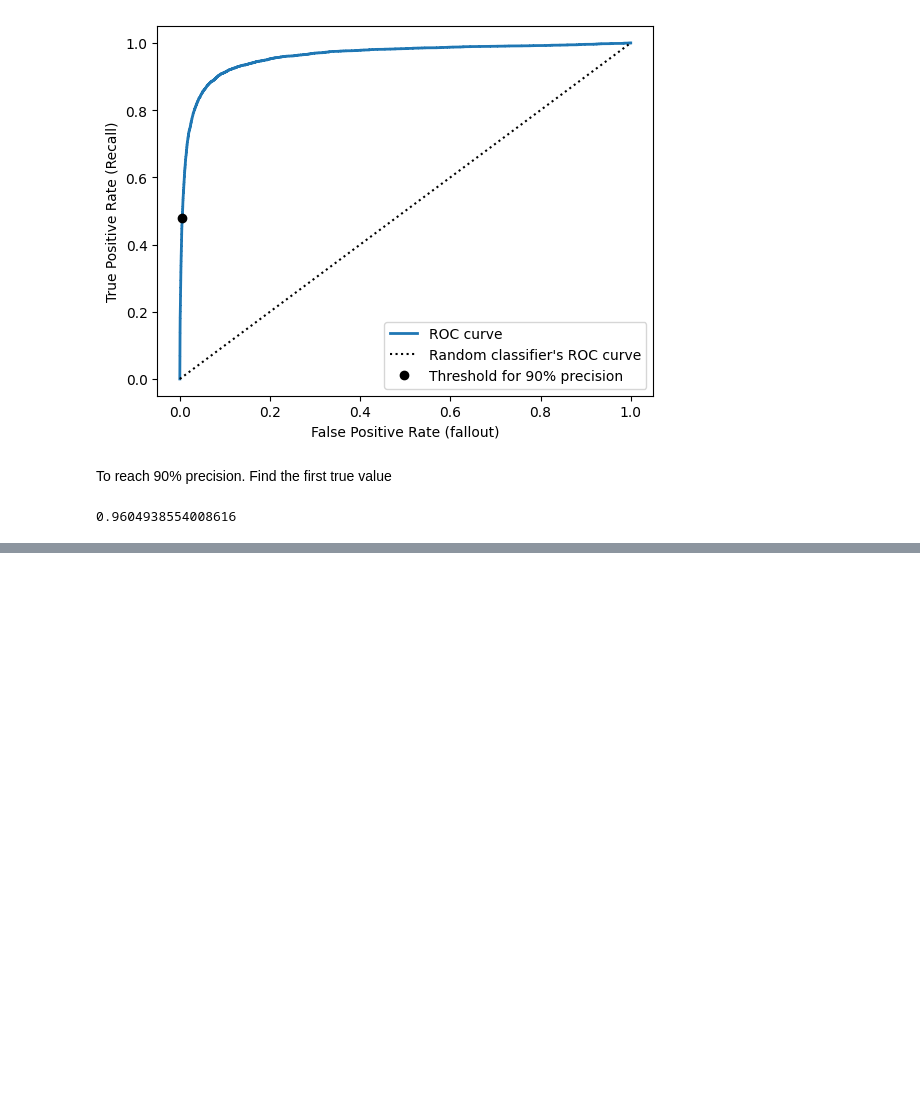
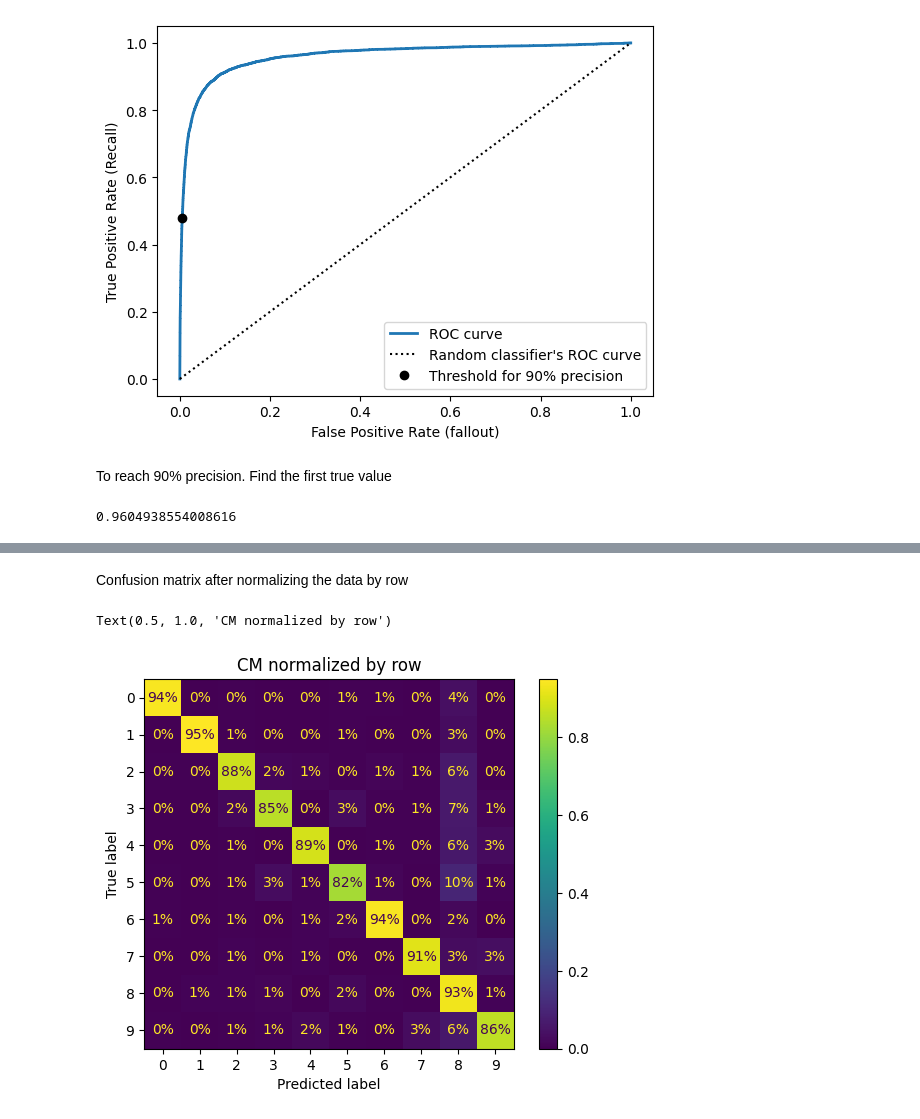
Before and after one commit to BinniesLite/ml_stuff, a Jupyter notebook: c2_classification/code.ipynb, the cells around one changed output, grey strips where cells are left out. Cells and saved outputs as stored; diff of their text form; code cells hidden in the pictures; blank space fills up the shorter version.

```diff
--- a/c2_classification/code.ipynb
+++ b/c2_classification/code.ipynb
@@ -264,0 +366,9 @@ y_probas_forest = cross_val_predict(forest_clf, X_train, y_train_5, method="pred
+# %% [markdown]
+Confusion matrix after normalizing the data by row
+# %%
+ConfusionMatrixDisplay.from_predictions(y_train, y_train_pred, normalize="true", values_format=".0%")
+
+plt.title("CM normalized by row")
+# %% [output]
+Text(0.5, 1.0, 'CM normalized by row')
+[figure, added]
```
Also changed, not shown: parts of 32 cells of this notebook.
